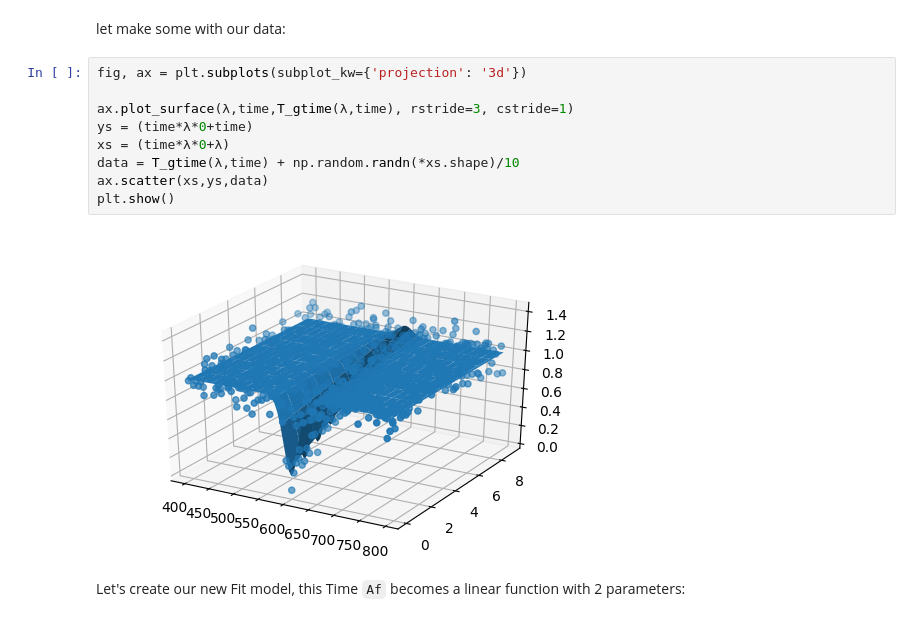
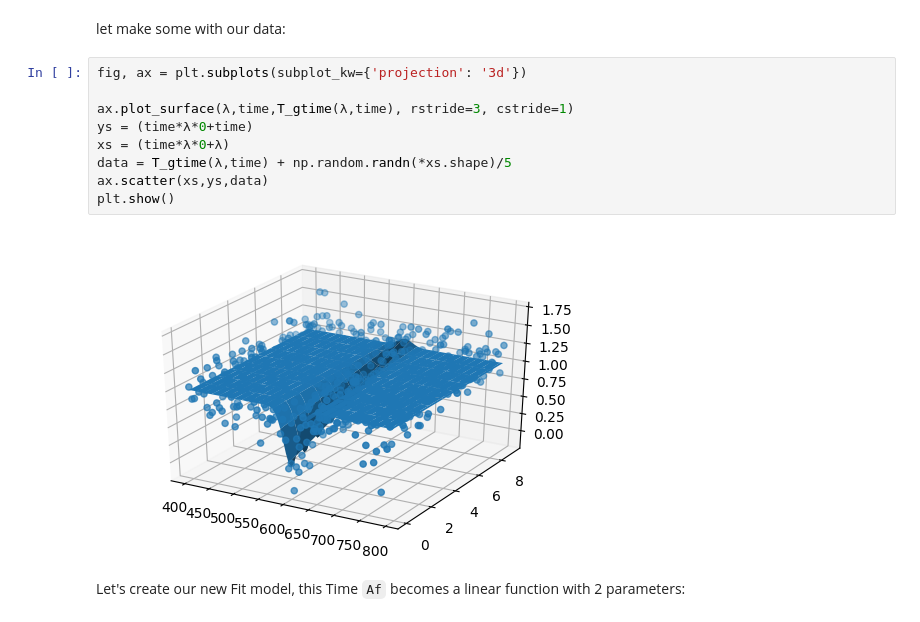
Before and after one commit to Carreau/miscs, a Jupyter notebook: 3DSpectralFit.ipynb, the cells around one changed output. Drawn from its saved outputs; the diff is of its cells as text.

```diff
--- a/3DSpectralFit.ipynb
+++ b/3DSpectralFit.ipynb
@@ -164,14 +164,14 @@ let make some with our data:
 # %%
 fig, ax = plt.subplots(subplot_kw={'projection': '3d'})
 
 ax.plot_surface(λ,time,T_gtime(λ,time), rstride=3, cstride=1)
 ys = (time*λ*0+time)
 xs = (time*λ*0+λ)
-data = T_gtime(λ,time) + np.random.randn(*xs.shape)/10
+data = T_gtime(λ,time) + np.random.randn(*xs.shape)/5
 ax.scatter(xs,ys,data)
 plt.show()
 # %% [output]
-[figure, old version]
+[figure, new version]
 # %% [markdown]
 Let's create our new Fit model, this Time `Af` becomes a linear function with 2 parameters:
 # %%
```
Also changed, not shown: parts of 12 cells of this notebook, 1 other file.
